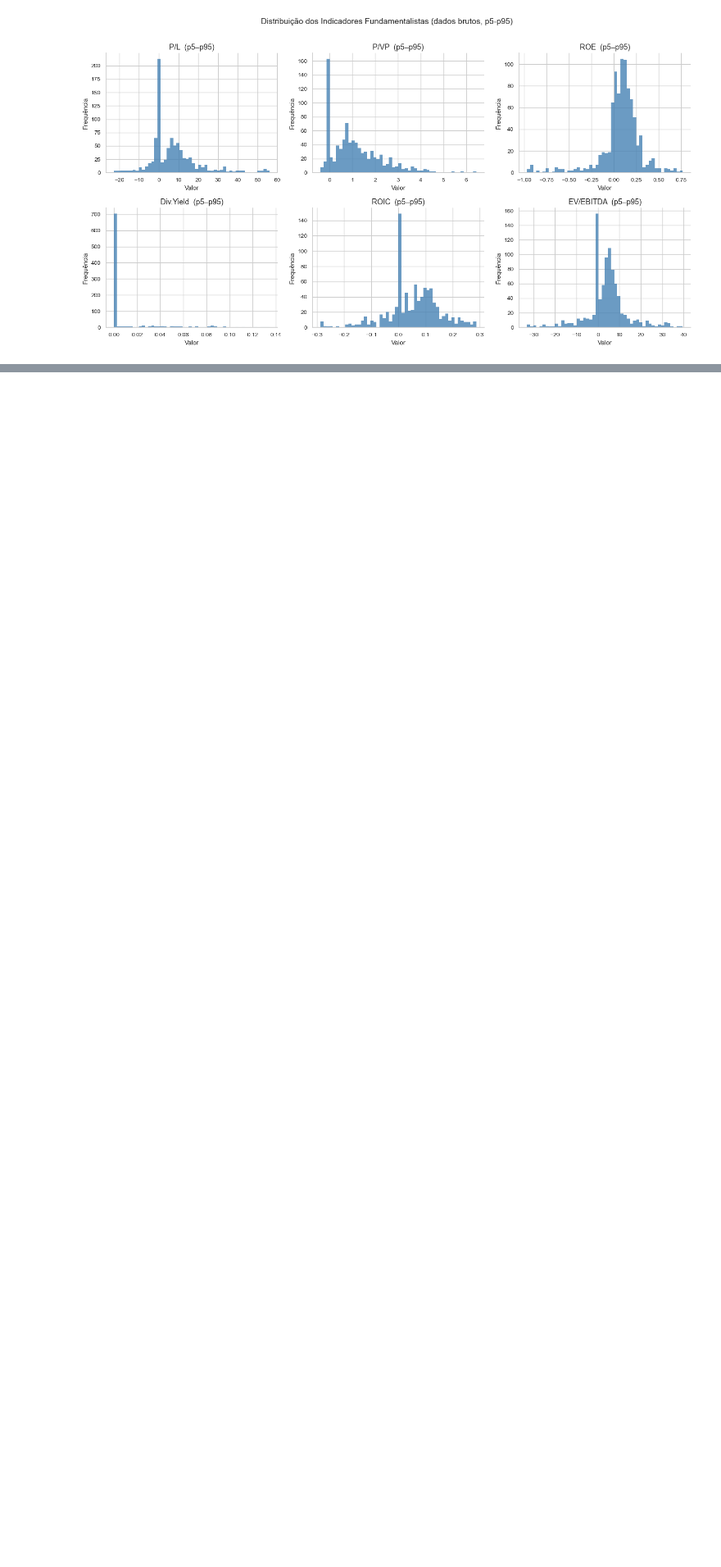
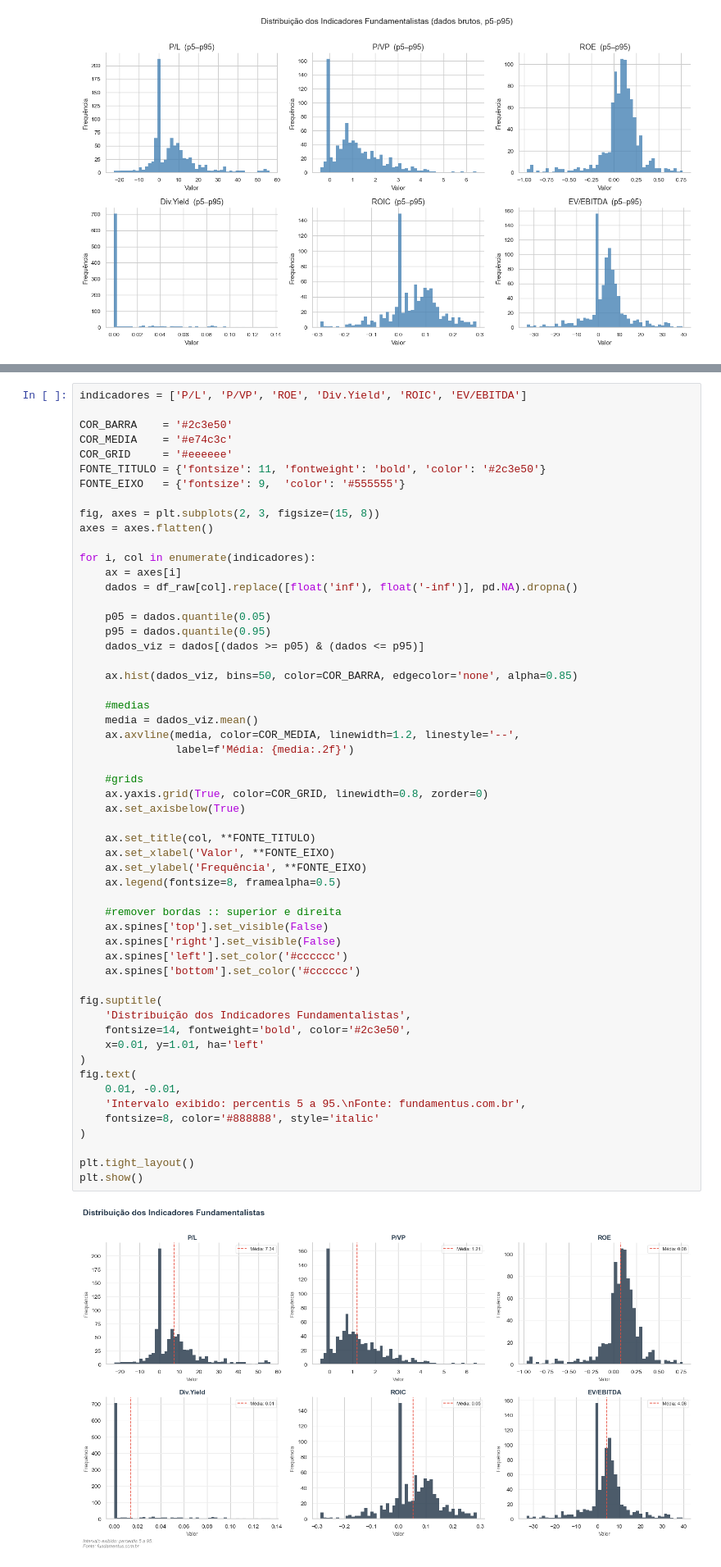
Before and after one commit to esscova/financas-quantitativas, a Jupyter notebook: Filtrando indicadores fundamentalistas de ações com Python/analisando_indicadores_fundamentalistas.ipynb, the cells around one changed output, grey strips where cells are left out. Shown at 82% size. Cells and saved outputs as stored; diff of their text form; blank space fills up the shorter version.

```diff
--- a/Filtrando indicadores fundamentalistas de ações com Python/analisando_indicadores_fundamentalistas.ipynb
+++ b/Filtrando indicadores fundamentalistas de ações com Python/analisando_indicadores_fundamentalistas.ipynb
@@ -242,0 +245,57 @@ plt.show()
+# %%
+indicadores = ['P/L', 'P/VP', 'ROE', 'Div.Yield', 'ROIC', 'EV/EBITDA']
+
+COR_BARRA    = '#2c3e50'
+COR_MEDIA    = '#e74c3c'
+COR_GRID     = '#eeeeee'
+FONTE_TITULO = {'fontsize': 11, 'fontweight': 'bold', 'color': '#2c3e50'}
+FONTE_EIXO   = {'fontsize': 9,  'color': '#555555'}
+
+fig, axes = plt.subplots(2, 3, figsize=(15, 8))
+axes = axes.flatten()
+
+for i, col in enumerate(indicadores):
+    ax = axes[i]
+    dados = df_raw[col].replace([float('inf'), float('-inf')], pd.NA).dropna()
+
+    p05 = dados.quantile(0.05)
+    p95 = dados.quantile(0.95)
+    dados_viz = dados[(dados >= p05) & (dados <= p95)]
+
+    ax.hist(dados_viz, bins=50, color=COR_BARRA, edgecolor='none', alpha=0.85)
+
+    #medias
+    media = dados_viz.mean()
+    ax.axvline(media, color=COR_MEDIA, linewidth=1.2, linestyle='--',
+               label=f'Média: {media:.2f}')
+
+    #grids
+    ax.yaxis.grid(True, color=COR_GRID, linewidth=0.8, zorder=0)
+    ax.set_axisbelow(True)
+
+    ax.set_title(col, **FONTE_TITULO)
+    ax.set_xlabel('Valor', **FONTE_EIXO)
+    ax.set_ylabel('Frequência', **FONTE_EIXO)
+    ax.legend(fontsize=8, framealpha=0.5)
+
+    #remover bordas :: superior e direita
+    ax.spines['top'].set_visible(False)
+    ax.spines['right'].set_visible(False)
+    ax.spines['left'].set_color('#cccccc')
+    ax.spines['bottom'].set_color('#cccccc')
+
+fig.suptitle(
+    'Distribuição dos Indicadores Fundamentalistas',
+    fontsize=14, fontweight='bold', color='#2c3e50',
+    x=0.01, y=1.01, ha='left'
+)
+fig.text(
+    0.01, -0.01,
+    'Intervalo exibido: percentis 5 a 95.\nFonte: fundamentus.com.br',
+    fontsize=8, color='#888888', style='italic'
+)
+
+plt.tight_layout()
+plt.show()
+# %% [output]
+[figure, added]
```
Also changed, not shown: parts of 3 cells of this notebook.
